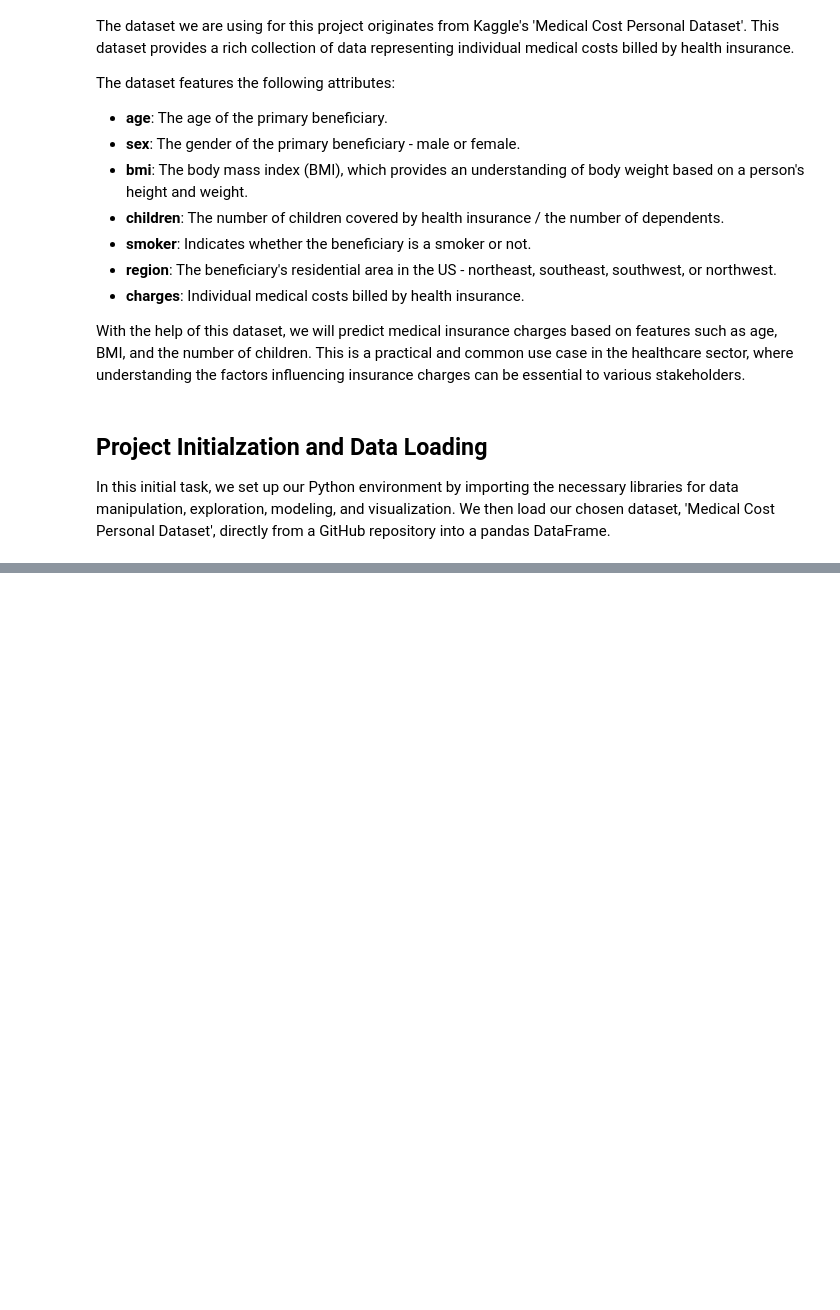
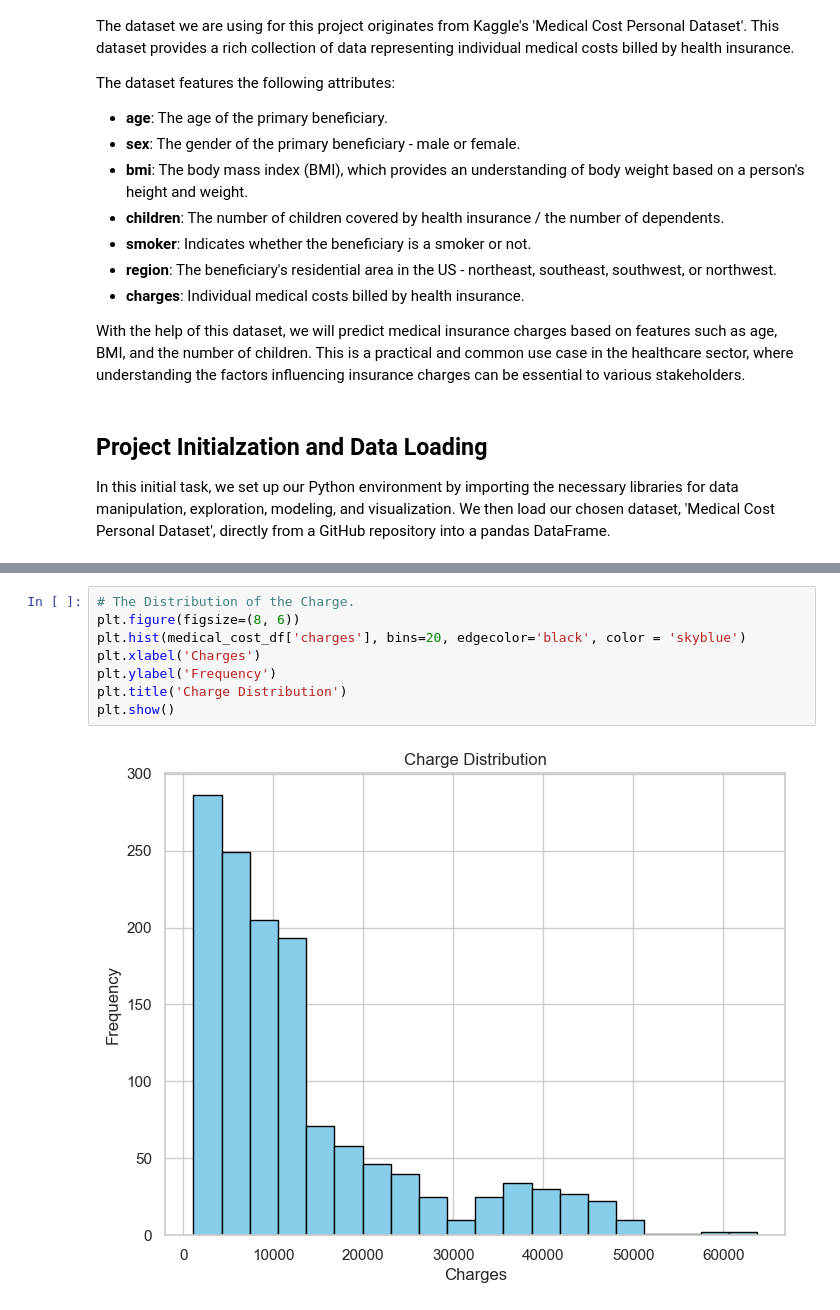
Before and after one commit to Bencool/MBA6636-Business-Analytics, a Jupyter notebook: research/I04 Naive Bayes & Linear Regression/0701 I04 Linear Regression Bin Liao.ipynb, the cells around one changed output, grey strips where cells are left out. Cells and saved outputs as stored; diff of their text form; blank space fills up the shorter version.

```diff
--- a/research/I04 Naive Bayes & Linear Regression/0701 I04 Linear Regression Bin Liao.ipynb
+++ b/research/I04 Naive Bayes & Linear Regression/0701 I04 Linear Regression Bin Liao.ipynb
@@ -65,0 +205,10 @@ def download_and_load_data(file_name, url):
+# %%
+# The Distribution of the Charge.
+plt.figure(figsize=(8, 6))
+plt.hist(medical_cost_df['charges'], bins=20, edgecolor='black', color = 'skyblue')
+plt.xlabel('Charges')
+plt.ylabel('Frequency')
+plt.title('Charge Distribution')
+plt.show()
+# %% [output]
+[figure, added]
```
Also changed, not shown: parts of 37 cells of this notebook, 2 other files.
